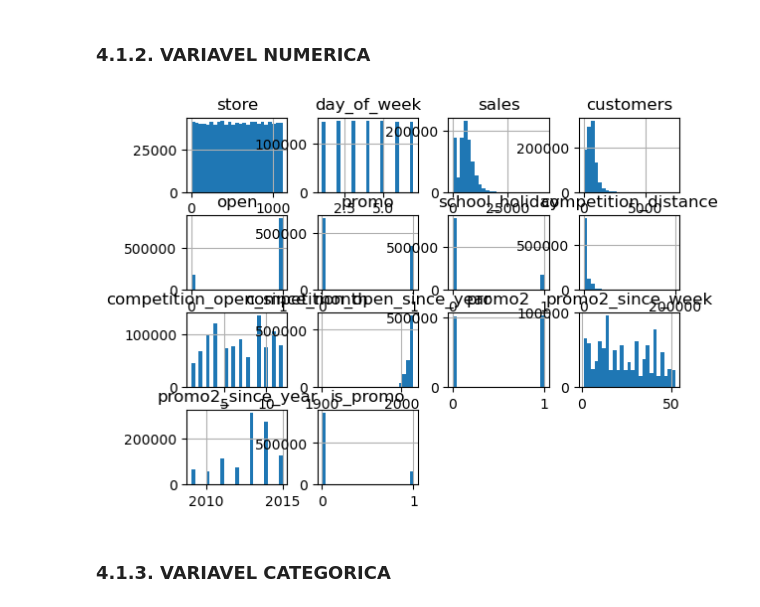
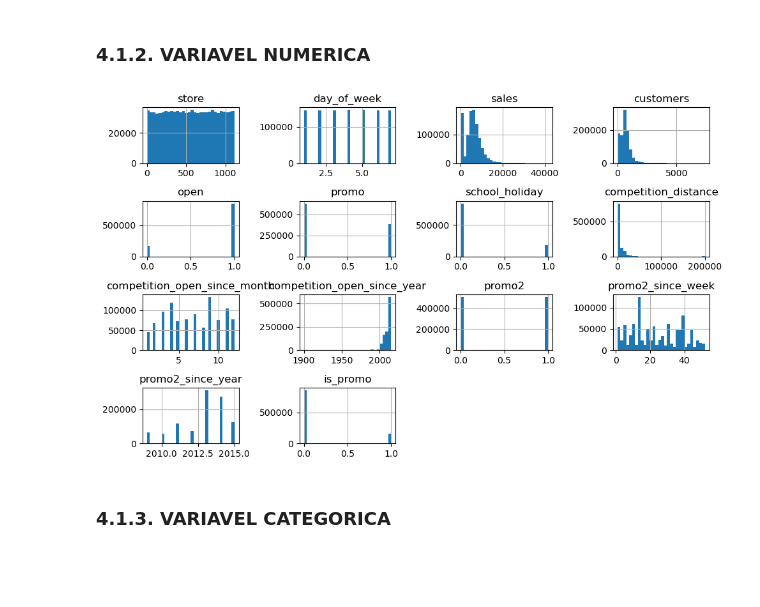
Before and after one commit to lucasleal7/ds_em_producao, a Jupyter notebook: m04_v01_store_sales_prediction.ipynb, the cells around one changed output. Cells and saved outputs as stored; diff of their text form; code cells hidden in the pictures; blank space fills up the shorter version.

```diff
--- a/m04_v01_store_sales_prediction.ipynb
+++ b/m04_v01_store_sales_prediction.ipynb
@@ -344,10 +344,18 @@ sns.displot(df4['sales'], kde=False)
 [figure]
 # %% [markdown]
 ### 4.1.2. VARIAVEL NUMERICA
-# %%
-fig=atributo_num.hist(bins=25);
-# %% [output]
-[figure, removed]
+# %%
+fig, ax = plt.subplots(figsize=(10, 6))
+atributo_num.hist(bins=30, ax=ax)
+
+ax.set_title('Título do Gráfico')
+ax.set_xlabel('Nome do Eixo X')
+ax.set_ylabel('Nome do Eixo Y')
+
+plt.tight_layout()
+plt.show()
+# %% [output]
+[figure, added]
 # %% [markdown]
 ### 4.1.3. VARIAVEL CATEGORICA
 # %%
```
Also changed, not shown: parts of 1 cell of this notebook.
